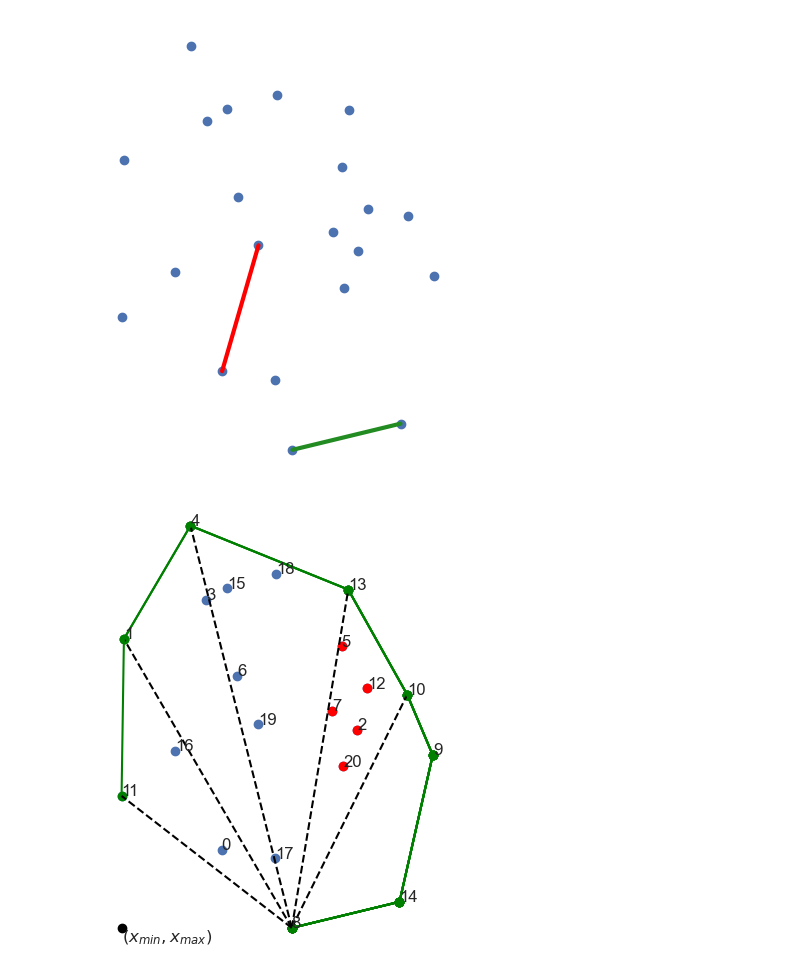
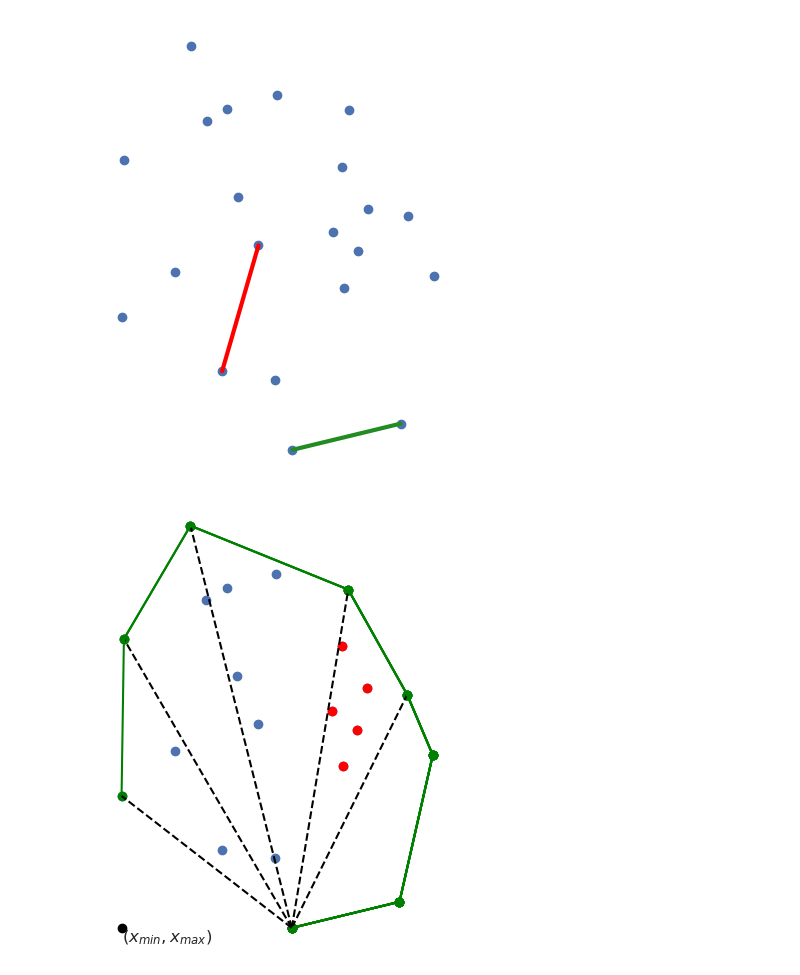
Before and after one commit to mtsodf/algoritmos, a Jupyter notebook: semana03/plots.ipynb, the cells around one changed output. Cells and saved outputs as stored; diff of their text form; code cells hidden in the pictures.

Commit message:
Plot das figuras do slide

```diff
--- a/semana03/plots.ipynb
+++ b/semana03/plots.ipynb
@@ -132,10 +134,6 @@ fig, ax = plt.subplots(1, 1)
 ax.scatter(random_points[:, 0], random_points[:, 1])
 xm, ym = np.min(random_points, axis=0)
 ax.scatter([xm], [ym], color="white")
-
-# Add point index text
-for i in range(len(random_points)):
-    ax.text(random_points[i, 0], random_points[i, 1], str(i))
 
 # Equal aspect ratio
 ax.set_aspect("equal")
@@ -145,31 +143,31 @@ ax.grid(False)
 ax.axis("off")
 
 plt.savefig("tex/figures/algs/jarvis_0.png")
 
 xm, ym = np.min(random_points, axis=0)
 ax.scatter([xm], [ym], color="black")
 ax.text(xm, ym, "$(x_{min}, x_{max})$", fontsize=12, verticalalignment="top")
 
 plt.savefig("tex/figures/algs/jarvis_1.png")
 
 tops = [8, 14, 9, 10, 13, 4, 1, 11, 8]
 
 ax.scatter(random_points[tops[:1], 0], random_points[tops[:1], 1], color="green")
 plt.savefig("tex/figures/algs/jarvis_2.png")
 
 for i in range(1, len(tops)):
     ax.scatter(random_points[tops[:i], 0], random_points[tops[:i], 1], color="green")
     ax.plot(random_points[tops[:i], 0], random_points[tops[:i], 1], color="green")
     ps = random_points[[tops[0], tops[i-1]], :]
     if i > 3:
         ax.plot(ps[:, 0], ps[:, 1], color="black", ls="--")
     if i == 5:
         ps = [2, 5, 7, 12, 20]
         ps = random_points[ps, :]
         ax.scatter(ps[:, 0], ps[:, 1], color="red")
     plt.savefig(f"tex/figures/algs/jarvis_{i}.png")
 
 plt.tight_layout()
 plt.show()
 # %% [output]
-[figure, old version]
+[figure, new version]
```
Also changed, not shown: parts of 1 cell of this notebook, 1 other file.
